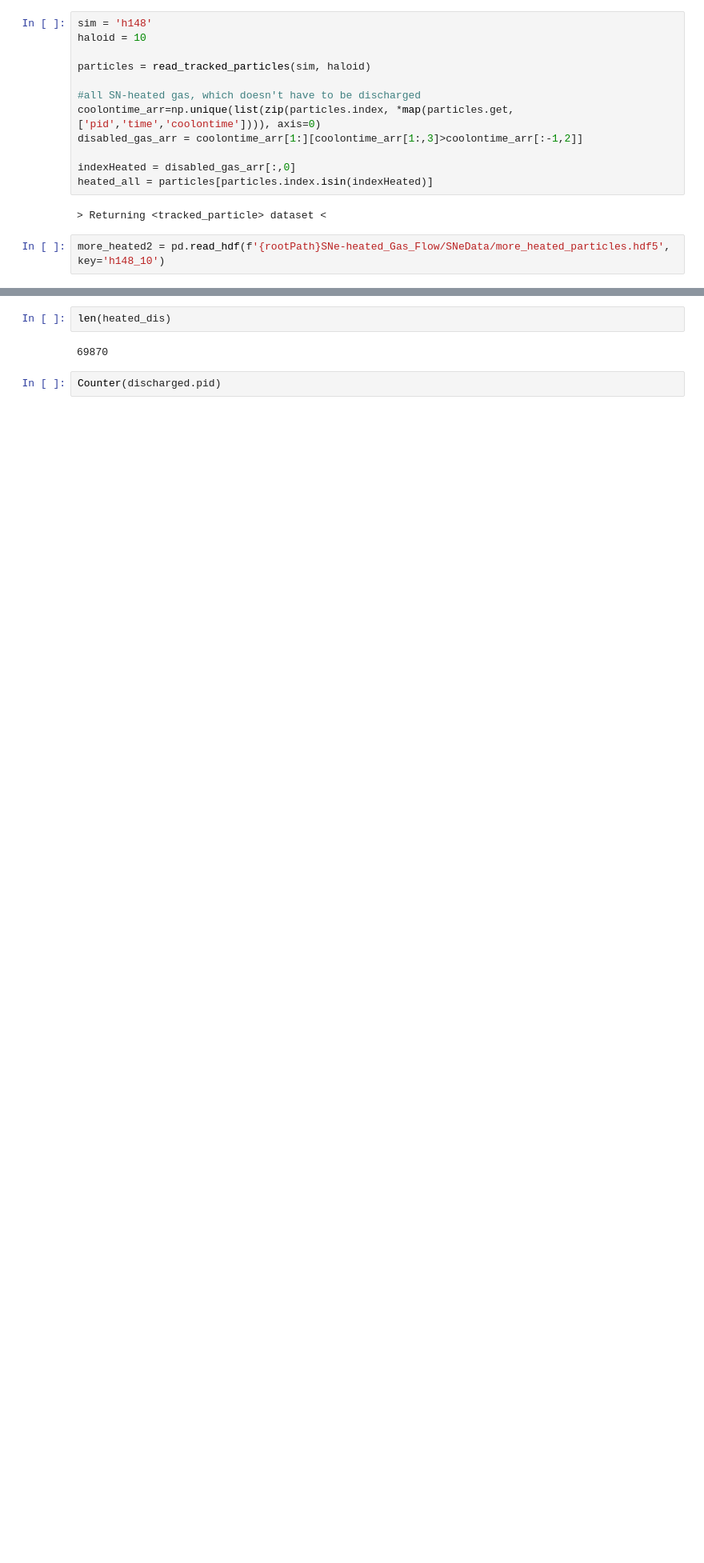
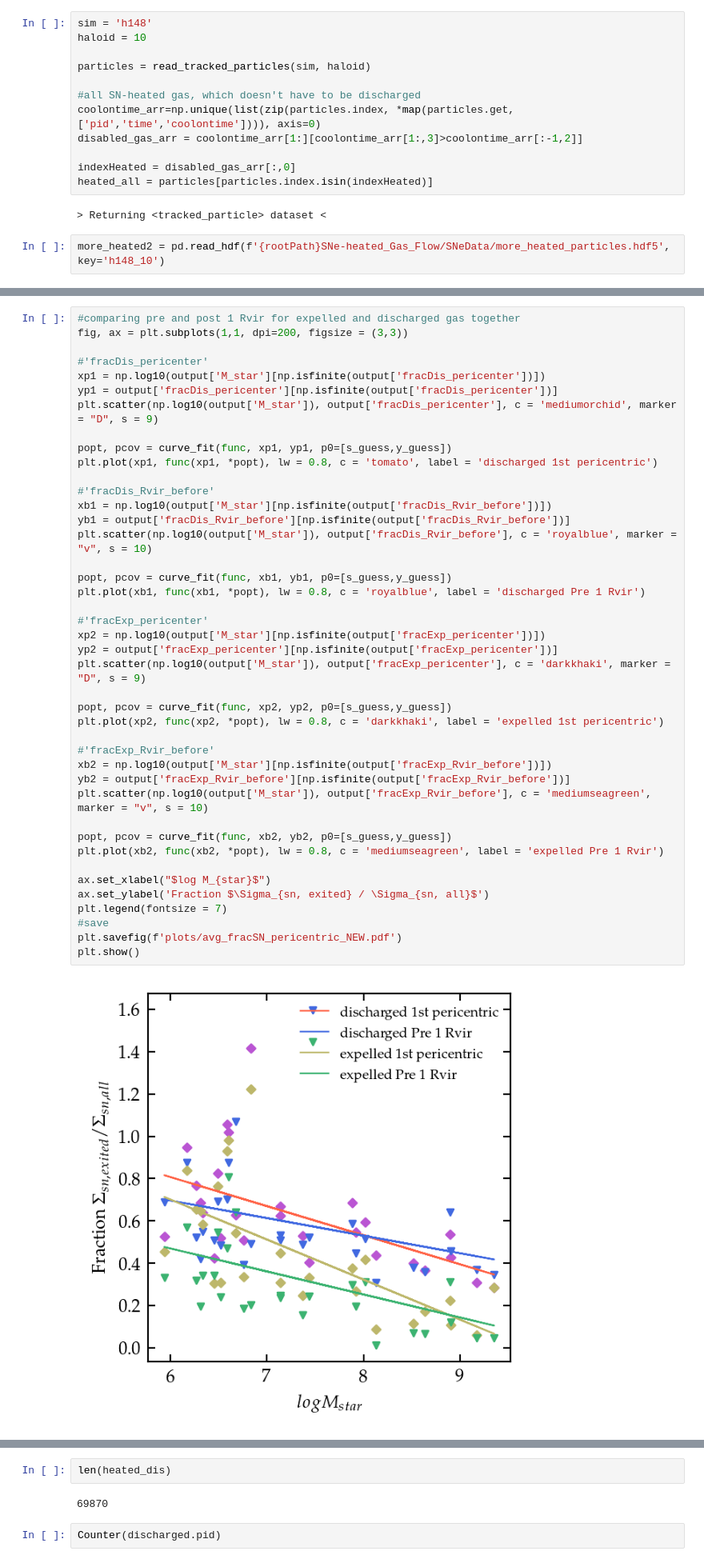
Before and after one commit to avocado-mw/SNe-heated_Gas_Flow, a Jupyter notebook: snheating.ipynb, the cells around one changed output, grey strips where cells are left out. Shown at 80% size. Saved outputs shown, nothing was run; the diff lists cells and outputs as text; blank space fills up the shorter version.

```diff
--- a/snheating.ipynb
+++ b/snheating.ipynb
@@ -281,0 +597,44 @@ print("Program finished execution: ", end - start, " s")
+# %%
+#comparing pre and post 1 Rvir for expelled and discharged gas together
+fig, ax = plt.subplots(1,1, dpi=200, figsize = (3,3))
+
+#'fracDis_pericenter'
+xp1 = np.log10(output['M_star'][np.isfinite(output['fracDis_pericenter'])])
+yp1 = output['fracDis_pericenter'][np.isfinite(output['fracDis_pericenter'])]
+plt.scatter(np.log10(output['M_star']), output['fracDis_pericenter'], c = 'mediumorchid', marker = "D", s = 9)
+
+popt, pcov = curve_fit(func, xp1, yp1, p0=[s_guess,y_guess])
+plt.plot(xp1, func(xp1, *popt), lw = 0.8, c = 'tomato', label = 'discharged 1st pericentric')
+
+#'fracDis_Rvir_before'
+xb1 = np.log10(output['M_star'][np.isfinite(output['fracDis_Rvir_before'])])
+yb1 = output['fracDis_Rvir_before'][np.isfinite(output['fracDis_Rvir_before'])]
+plt.scatter(np.log10(output['M_star']), output['fracDis_Rvir_before'], c = 'royalblue', marker = "v", s = 10)
+
+popt, pcov = curve_fit(func, xb1, yb1, p0=[s_guess,y_guess])
+plt.plot(xb1, func(xb1, *popt), lw = 0.8, c = 'royalblue', label = 'discharged Pre 1 Rvir')
+
+#'fracExp_pericenter'
+xp2 = np.log10(output['M_star'][np.isfinite(output['fracExp_pericenter'])])
+yp2 = output['fracExp_pericenter'][np.isfinite(output['fracExp_pericenter'])]
+plt.scatter(np.log10(output['M_star']), output['fracExp_pericenter'], c = 'darkkhaki', marker = "D", s = 9)
+
+popt, pcov = curve_fit(func, xp2, yp2, p0=[s_guess,y_guess])
+plt.plot(xp2, func(xp2, *popt), lw = 0.8, c = 'darkkhaki', label = 'expelled 1st pericentric')
+
+#'fracExp_Rvir_before'
+xb2 = np.log10(output['M_star'][np.isfinite(output['fracExp_Rvir_before'])])
+yb2 = output['fracExp_Rvir_before'][np.isfinite(output['fracExp_Rvir_before'])]
+plt.scatter(np.log10(output['M_star']), output['fracExp_Rvir_before'], c = 'mediumseagreen', marker = "v", s = 10)
+
+popt, pcov = curve_fit(func, xb2, yb2, p0=[s_guess,y_guess])
+plt.plot(xb2, func(xb2, *popt), lw = 0.8, c = 'mediumseagreen', label = 'expelled Pre 1 Rvir')
+
+ax.set_xlabel("$log M_{star}$")
+ax.set_ylabel('Fraction $\Sigma_{sn, exited} / \Sigma_{sn, all}$')
+plt.legend(fontsize = 7)
+#save
+plt.savefig(f'plots/avg_fracSN_pericentric_NEW.pdf')
+plt.show()
+# %% [output]
+[figure, added]
```
Also changed, not shown: parts of 22 cells of this notebook, 3 other files.
